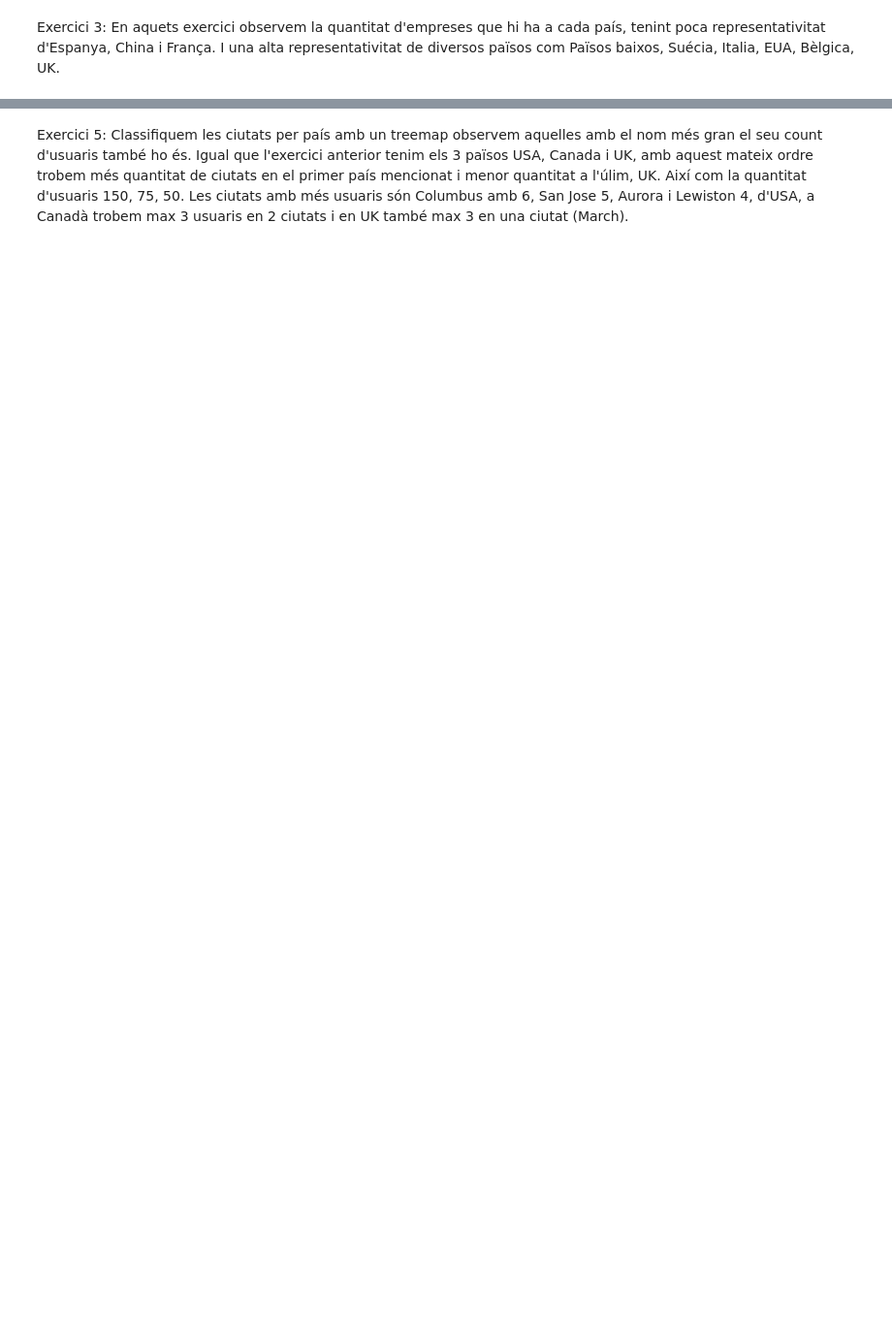
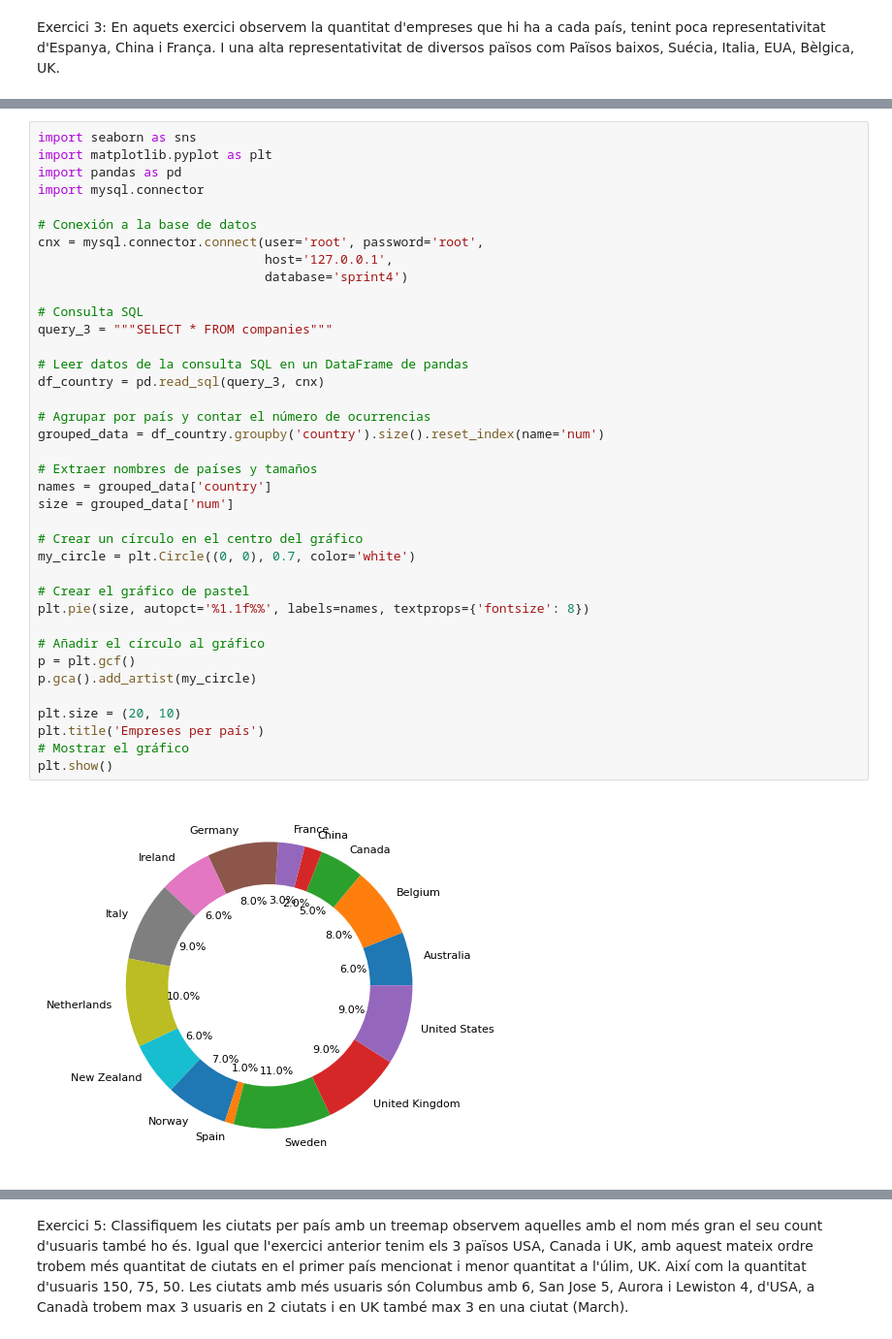
Before and after one commit to bernathid/Sprint8, a Jupyter notebook: Spr_8.ipynb, the cells around one changed output, grey strips where cells are left out. Shown at 97% size. Saved outputs shown, nothing was run; the diff lists cells and outputs as text; blank space fills up the shorter version.

```diff
--- a/Spr_8.ipynb
+++ b/Spr_8.ipynb
@@ -115,0 +97,40 @@ Exercici 4: Escollim dues variables una numérica, el recompte dels usuaris i un
+# %%
+import seaborn as sns
+import matplotlib.pyplot as plt
+import pandas as pd
+import mysql.connector
+
+# Conexión a la base de datos
+cnx = mysql.connector.connect(user='root', password='root',
+                              host='127.0.0.1',
+                              database='sprint4')
+
+# Consulta SQL
+query_3 = """SELECT * FROM companies"""
+
+# Leer datos de la consulta SQL en un DataFrame de pandas
+df_country = pd.read_sql(query_3, cnx)
+
+# Agrupar por país y contar el número de ocurrencias
+grouped_data = df_country.groupby('country').size().reset_index(name='num')
+
+# Extraer nombres de países y tamaños
+names = grouped_data['country']
+size = grouped_data['num']
+
+# Crear un círculo en el centro del gráfico
+my_circle = plt.Circle((0, 0), 0.7, color='white')
+
+# Crear el gráfico de pastel
+plt.pie(size, autopct='%1.1f%%', labels=names, textprops={'fontsize': 8})
+
+# Añadir el círculo al gráfico
+p = plt.gcf()
+p.gca().add_artist(my_circle)
+
+plt.size = (20, 10)
+plt.title('Empreses per país')
+# Mostrar el gráfico
+plt.show()
+# %% [output]
+[figure, added]
```
Also changed, not shown: parts of 14 cells of this notebook, 1 other file.
